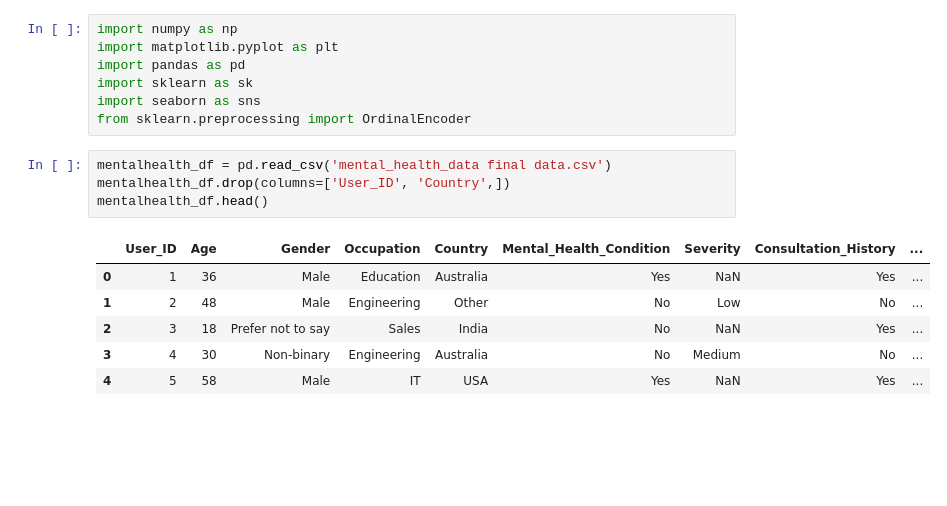
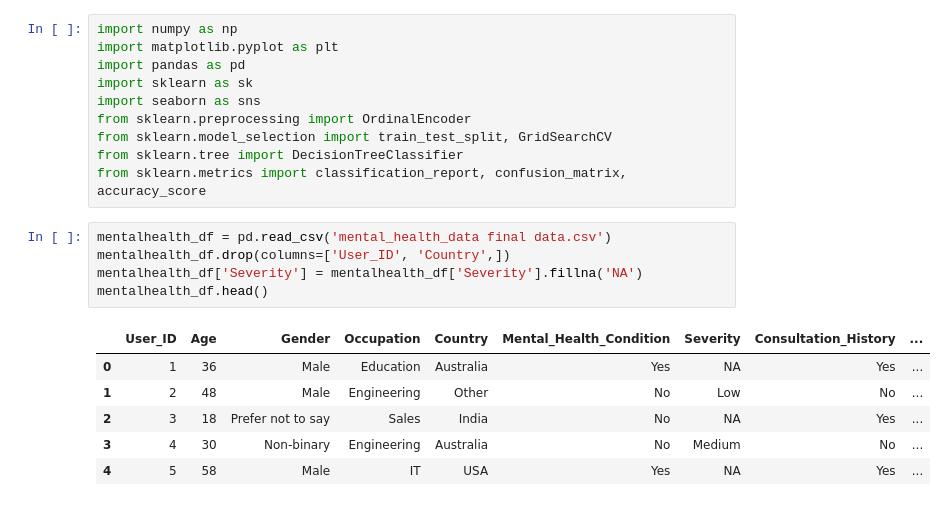
Before and after one commit to mayberger/Berger_Berlingieri_SocialMediaUse, a Jupyter notebook: part 1.ipynb, the cells around one changed output. Drawn from its saved outputs; the diff is of its cells as text; blank space fills up the shorter version.

```diff
--- a/part 1.ipynb
+++ b/part 1.ipynb
@@ -5,14 +5,18 @@ import pandas as pd
 import sklearn as sk
 import seaborn as sns
 from sklearn.preprocessing import OrdinalEncoder
+from sklearn.model_selection import train_test_split, GridSearchCV
+from sklearn.tree import DecisionTreeClassifier
+from sklearn.metrics import classification_report, confusion_matrix, accuracy_score
 # %%
 mentalhealth_df = pd.read_csv('mental_health_data final data.csv')
 mentalhealth_df.drop(columns=['User_ID', 'Country',])
+mentalhealth_df['Severity'] = mentalhealth_df['Severity'].fillna('NA')
 mentalhealth_df.head()
 # %% [output]
 |  | User_ID | Age | Gender | Occupation | Country | Mental_Health_Condition | Severity | Consultation_History | ... |
-| 0 | 1 | 36 | Male | Education | Australia | Yes | NaN | Yes | ... |
+| 0 | 1 | 36 | Male | Education | Australia | Yes | NA | Yes | ... |
 | 1 | 2 | 48 | Male | Engineering | Other | No | Low | No | ... |
-| 2 | 3 | 18 | Prefer not to say | Sales | India | No | NaN | Yes | ... |
+| 2 | 3 | 18 | Prefer not to say | Sales | India | No | NA | Yes | ... |
 | 3 | 4 | 30 | Non-binary | Engineering | Australia | No | Medium | No | ... |
-| 4 | 5 | 58 | Male | IT | USA | Yes | NaN | Yes | ... |
+| 4 | 5 | 58 | Male | IT | USA | Yes | NA | Yes | ... |
```
Also changed, not shown: parts of 5 cells of this notebook.
